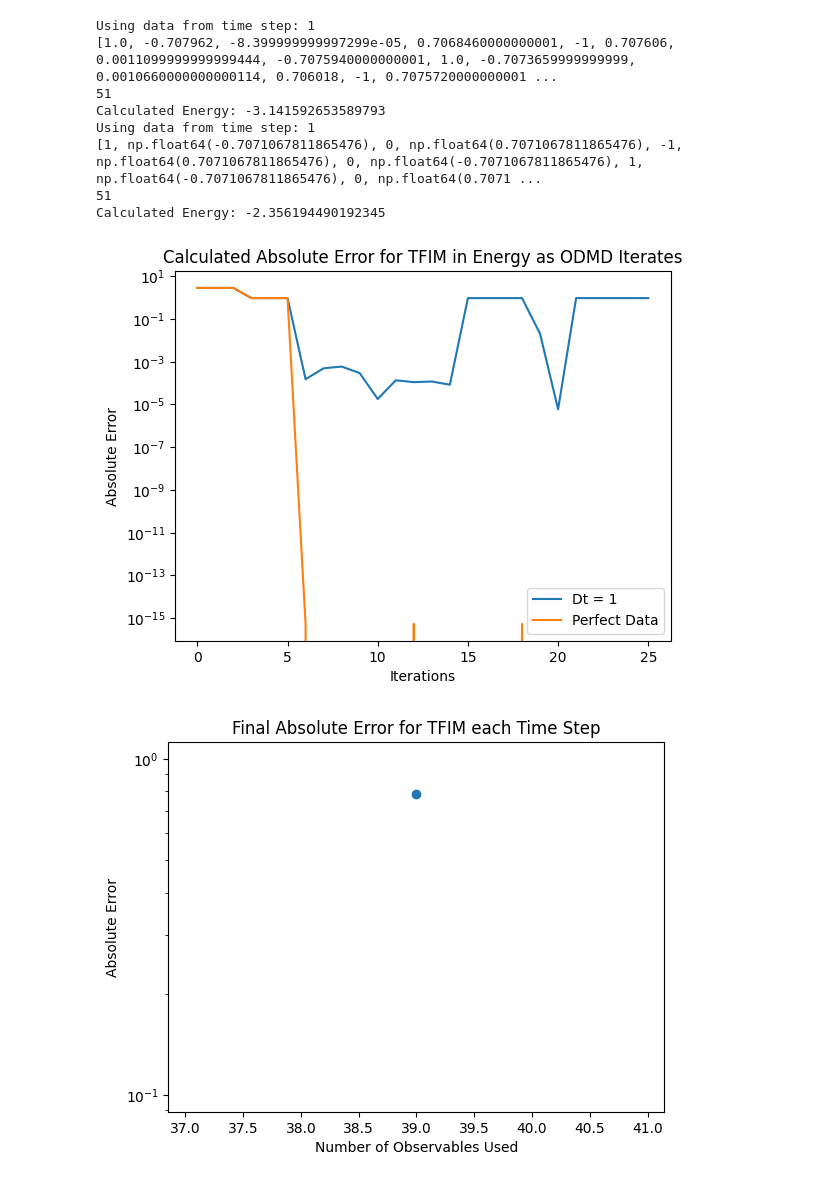
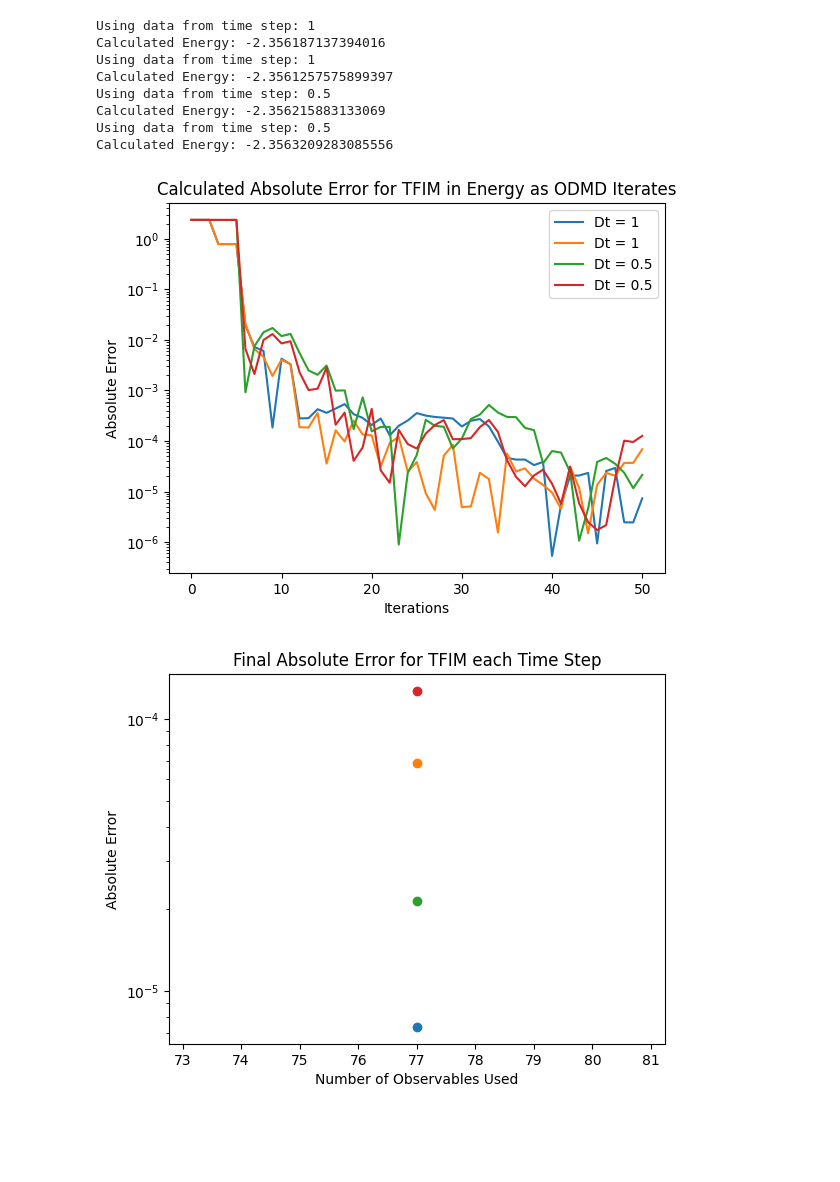
Before and after one commit to Quantum-Linear-Algebra/ODMD, a Jupyter notebook: ODMD.ipynb, the cells around one changed output. Saved outputs shown, nothing was run; the diff lists cells and outputs as text; code cells hidden in the pictures; blank space fills up the shorter version.

```diff
--- a/ODMD.ipynb
+++ b/ODMD.ipynb
@@ -520,16 +488,16 @@ Error:
 # DATA
 s_ks = []
 
+def empty(filename):
+    try:
+        return os.path.getsize(filename) == 0
+    except FileNotFoundError:
+        return True
+
 # save data when using files
-if data_source[0].upper() == 'F':
+if data_source == 'F':
     from qiskit import qpy
     import os
-
-    def empty(filename):
-        try:
-            return os.path.getsize(filename) == 0
-        except FileNotFoundError:
-            return True
 
     for i in range(len(time_steps)):
         time_step = time_steps[i]
@@ -545,7 +513,7 @@ if data_source[0].upper() == 'F':
     print()
 
 # load/generate s_k data
-if data_source[0].upper() == 'F':
+if data_source == 'F':
     trans_qcs = []
     for time_step in time_steps:
         print("Loading data from file for Dt =", time_step)
@@ -555,15 +523,23 @@ if data_source[0].upper() == 'F':
             trans_qcs.append(qcs)
     print()
     trans_qcs = sum(trans_qcs, []) # flatten list
-    if computation_type[0].upper() == 'H': print("Sending Job")
-    if computation_type[0].upper() == 'S': print("Running Circuits")
-    results = sampler.run(trans_qcs, shots = parameters['shots']).result() # all time steps are put into a single job
-    if computation_type[0].upper() == 'H': print("Recieved Data")
+    if computation_type == 'H': print("Sending Job")
+    if computation_type == 'S': print("Running Circuits")
+    job = sampler.run(trans_qcs, shots = parameters['shots'])
+    # save variables into file with pickle
+    with open("Jobs/"+str(job.job_id())+".pkl", "wb") as file:
+        info = [computation_type, data_source, noise_threshold, max_iterations, precision, alpha, parameters]
+        pickle.dump(info, file)
+    results = job.result() # all time steps are put into a single job
+
+    if computation_type == 'H': print("Recieved Data")
     print()
-elif data_source[0].upper() == 'J':
+elif data_source == 'J':
     job_id = input("Enter Job ID:")
     print("Loading data from job")
     job = service.job(job_id)
+    with open("Jobs/"+str(job_id)+".pkl", "rb") as file:
+        [computation_type, data_source, noise_threshold, max_iterations, precision, alpha, parameters] = pickle.load(file)
     print("Loaded data from job")
     results = job.result()
     print()
@@ -572,7 +548,7 @@ elif data_source[0].upper() == 'J':
 # construct s_k
 for i in range(len(time_steps)):
     time_step = time_steps[i]
-    if data_source[0].upper() == 'G':
+    if data_source == 'G':
         print("Generating Data for Dt =", time_step)
         K = Ks[i]
         s_ks.append(generate_s_k(time_step, K, parameters))
@@ -617,53 +585,53 @@ for i in range(len(time_steps)):
     time_step = time_steps[i]
     print("Using data from time step:", time_step)
     est_E_0s = []
-    print(s_ks[i])
-    print(len(s_ks[i]))
+    # print(s_ks[i])
+    # print(len(s_ks[i]))
     result = ODMD(s_ks[i], time_step, noise_threshold, max_iterations, alpha, precision=precision, est_E_0s = est_E_0s, show_steps=False)
     print("Calculated Energy:", result)
     results.append(result)
     trials.append(est_E_0s)
 # %% [output]
 Using data from time step: 1
-[1.0, -0.707962, -8.399999999997299e-05, 0.7068460000000001, -1, 0.707606, 0.0011099999999999444, -0.7075940000000001, 1.0, -0.7073659999999999, 0.0010660000000000114, 0.706018, -1, 0.7075720000000001 ...
-51
-Calculated Energy: -3.141592653589793
+Calculated Energy: -2.356187137394016
 Using data from time step: 1
-[1, np.float64(-0.7071067811865476), 0, np.float64(0.7071067811865476), -1, np.float64(0.7071067811865476), 0, np.float64(-0.7071067811865476), 1, np.float64(-0.7071067811865476), 0, np.float64(0.7071 ...
-51
-Calculated Energy: -2.356194490192345
+Calculated Energy: -2.3561257575899397
+Using data from time step: 0.5
+Calculated Energy: -2.356215883133069
+Using data from time step: 0.5
+Calculated Energy: -2.3563209283085556
 # %%
 real_E_0 = -3/4*pi
-
+parameters["r_scaling"] = 1
 for i in range(len(trials)):
     err = [parameters["shifting"]+parameters["r_scaling"]*abs(w-real_E_0) for w in trials[i]]
     # plt.plot(np.arange(0, 2*pi, time_steps[i])[0:len(trials[i])], err, label = 'Dt = '+str(time_steps[i]))
-    if i == len(trials)-1: label = 'Perfect Data'
-    else: label = 'Dt = '+str(time_steps[i])
+    # if i == len(trials)-1: label = 'Perfect Data'
+    label = 'Dt = '+str(time_steps[i])
     plt.plot(range(len(err)), err, label = label)
 plt.title("Calculated Absolute Error for "+system+" in Energy as ODMD Iterates")
 plt.ylabel("Absolute Error")
 plt.xlabel("Iterations")
 plt.legend()
 # plt.xlim([0,10])
 # plt.ylim([0,10])
 plt.yscale('log')
 plt.savefig("Graphs/"+make_filename(computation_type, max_iterations, parameters)+"_shots"+str(parameters['shots'])+"_Abs_Error.png")
 plt.show()
 
 plt.title("Final Absolute Error for "+system+" each Time Step")
 plt.xlabel("Number of Observables Used")
 plt.ylabel("Absolute Error")
 plt.yscale('log')
 observables = [len(w)+make_d(1/2, len(w)) for w in trials]
 for i in range(len(results)):
     plt.scatter([observables[i]], [abs(real_E_0-results[i])], label = 'Dt = '+str(time_steps[i]))
 plt.savefig("Graphs/"+make_filename(computation_type, max_iterations, parameters)+"_shots"+str(parameters['shots'])+"_Final_Error.png")
 # plt.legend()
 plt.show()
 # %% [output]
-[figure, old version]
+[figure, new version]
-[figure, old version]
+[figure, new version]
 # %%
 print(len(results))
 print(time_steps)
```
Also changed, not shown: parts of 12 cells of this notebook.
